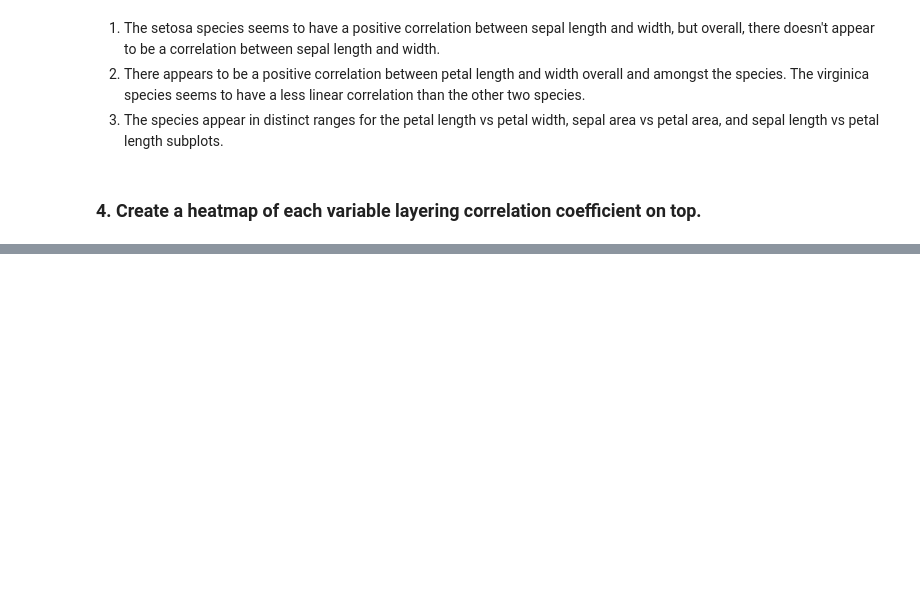
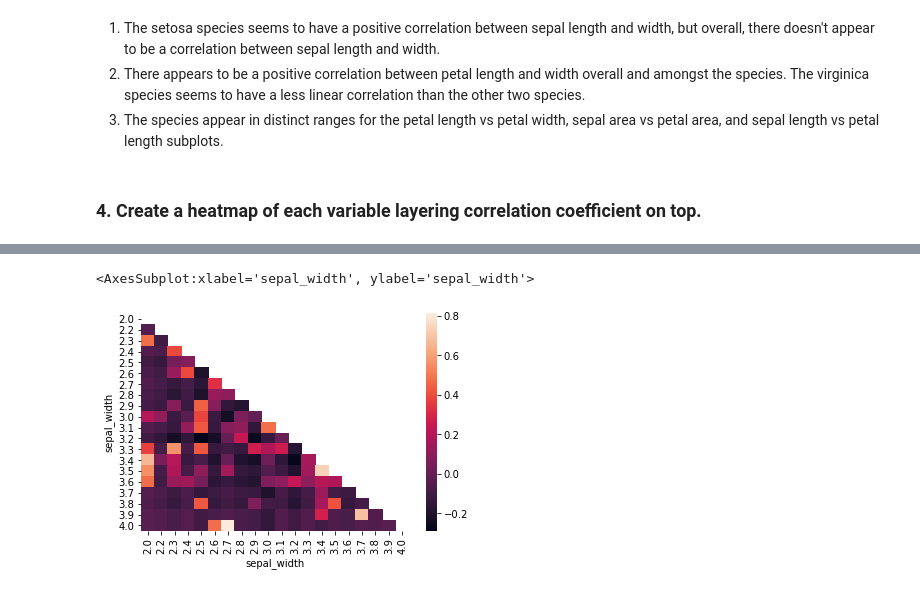
Before and after one commit to david-ryan-alviola/classification-exercises, a Jupyter notebook: classification_exercises.ipynb, the cells around one changed output, grey strips where cells are left out. Cells and saved outputs as stored; diff of their text form; code cells hidden in the pictures; blank space fills up the shorter version.

```diff
--- a/classification_exercises.ipynb
+++ b/classification_exercises.ipynb
@@ -447,0 +474,7 @@ sns.scatterplot(x="sepal_length", y="petal_length", data=train, hue="species")
+# %%
+seplw_cross = pd.crosstab(train.sepal_length, train.sepal_width)
+
+sns.heatmap(seplw_cross.corr(), mask=np.triu(np.ones_like(seplw_cross.corr(), dtype=bool)))
+# %% [output]
+<AxesSubplot:xlabel='sepal_width', ylabel='sepal_width'>
+[figure, added]
```
Also changed, not shown: parts of 33 cells of this notebook.
